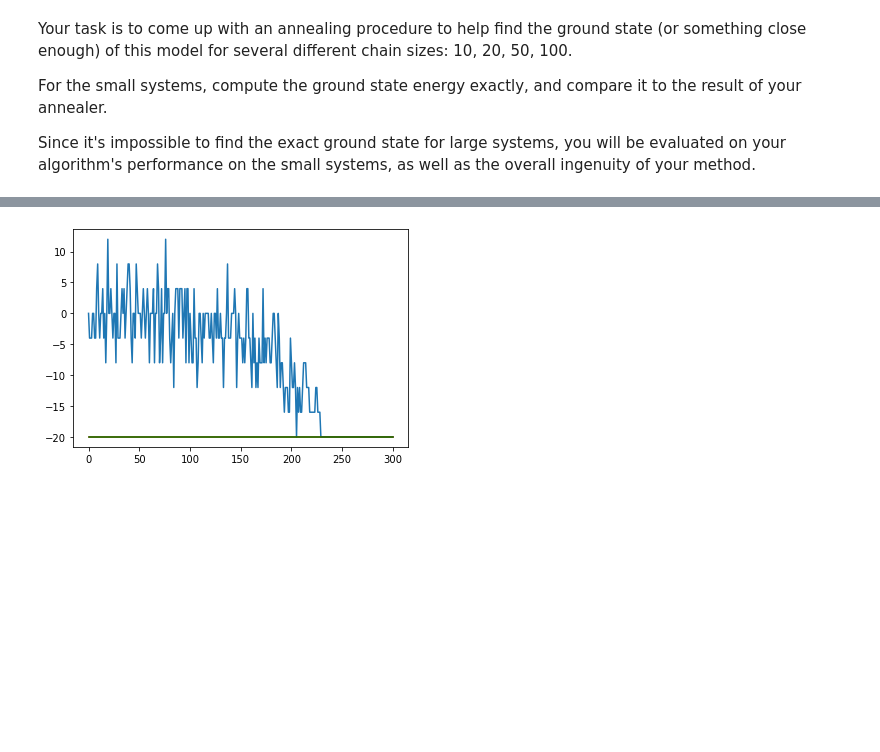
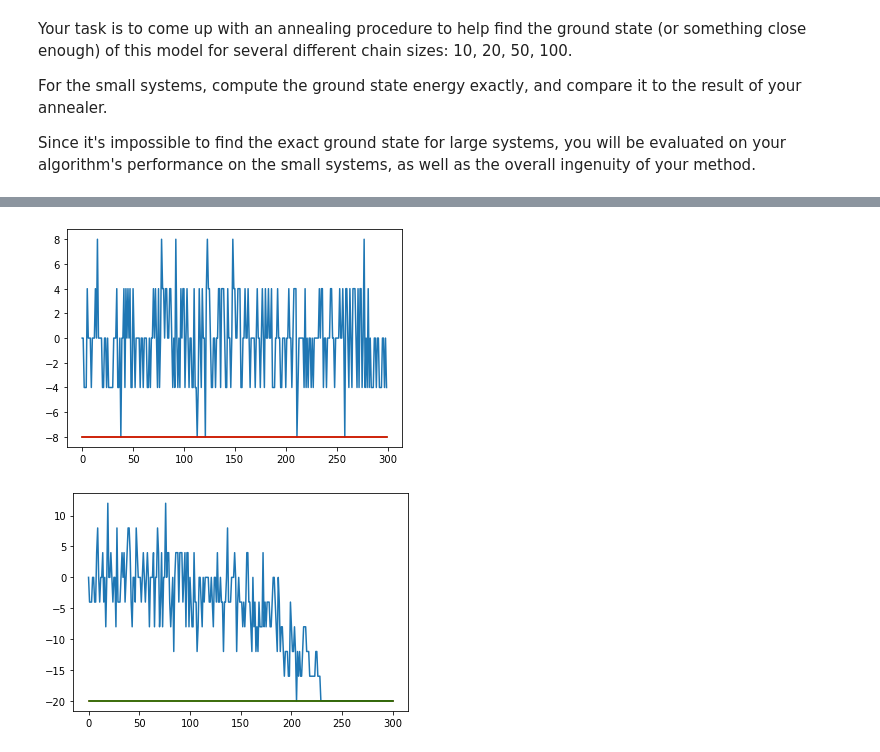
Before and after one commit to shukob/CohortProject_2020, a Jupyter notebook: Project_4_Ising_Annealer/Task_2.ipynb, the cells around one changed output, grey strips where cells are left out. Saved outputs shown, nothing was run; the diff lists cells and outputs as text; code cells hidden in the pictures; blank space fills up the shorter version.

```diff
--- a/Project_4_Ising_Annealer/Task_2.ipynb
+++ b/Project_4_Ising_Annealer/Task_2.ipynb
@@ -166,6 +167,11 @@ def exp_schedule(T_i, T_f, N):
     Ts = T_i * ((T_f/T_i) ** (t/N))
     return Ts
 
+def linear_schedule(T_i, T_f, N):
+    t = np.arange(1, N+1)
+    Ts = T_f - (T_f - T_i) * (1 - t/N)
+    return Ts
+
 def anneal(ising,Ts):
     Es = np.zeros_like(Ts)
     for i, t in enumerate(Ts):
@@ -192,3 +198,8 @@ calc_once(ising, exp_schedule(400, 0.1, 300))
+# %%
+Ts = linear_schedule(400, 0.1, 100)
+calc_once(ising, linear_schedule(400, 0.1, 300))
+# %% [output]
+[figure, added]
 # %%
 ising = RandomBondIsing1DPBC(20, J=1.)
 ising.method = 'metropolis'
```
Also changed, not shown: parts of 7 cells of this notebook, 1 other file.
